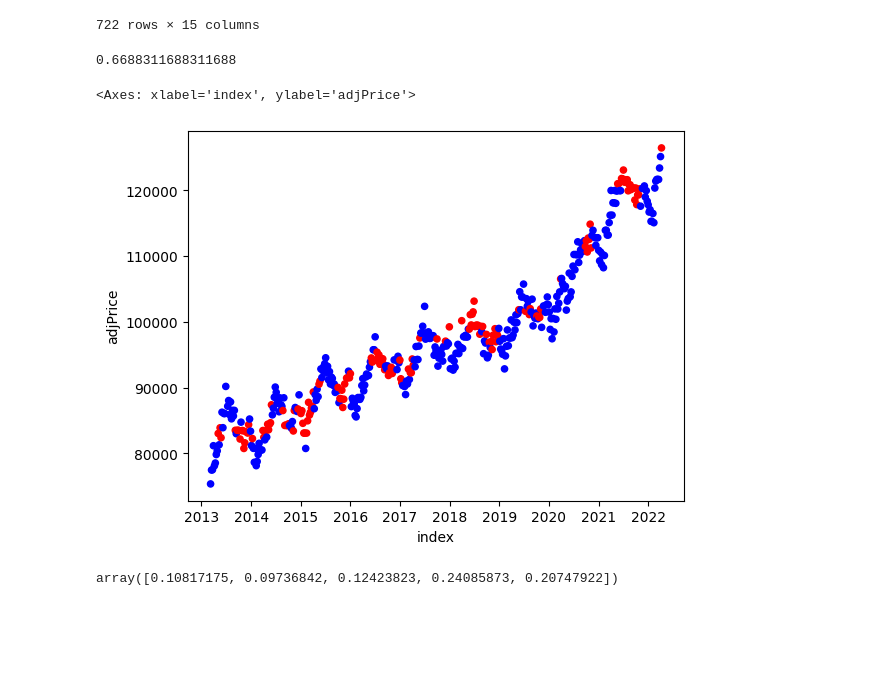
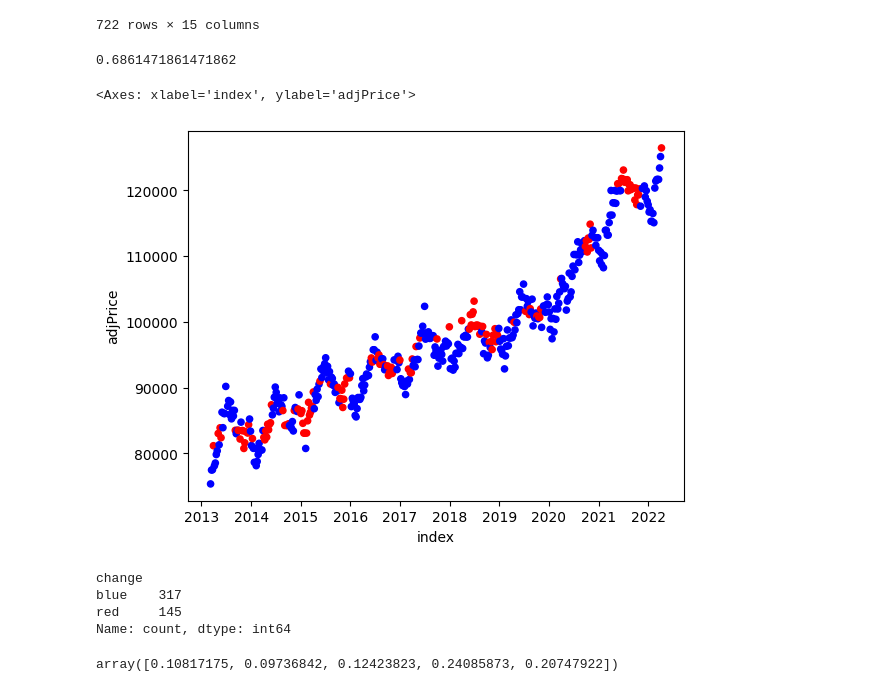
Before and after one commit to ChadWilkinson/HousePricePredictionModelML, a Jupyter notebook: _model/model.ipynb, the cells around one changed output. Saved outputs shown, nothing was run; the diff lists cells and outputs as text; code cells hidden in the pictures; blank space fills up the shorter version.

```diff
--- a/_model/model.ipynb
+++ b/_model/model.ipynb
@@ -408,7 +413,7 @@ START = 260 #first 5 years of data
 STEP = 52 #then will go on to the next years
 
 def predict(train, test, predictors, target):
-    rf = RandomForestClassifier(min_samples_split=10, random_state=1)
+    rf = RandomForestClassifier(min_samples_split=2, random_state=1)
     rf.fit(train[predictors], train[target])
     preds = rf.predict(test[predictors])
     return preds
@@ -487,25 +492,32 @@ priceData
 | 2022-04-09 | 4.72 | 5.6 | 288.663 | 1339.0 | 365000.0 | 350515.841789 | 126445.024128 | 121427.353623 | 122768.575309 | 0 | ... |
 722 rows × 15 columns
 # %%
-preds, accuracy = backtest(priceData, predictors + yearlyRatios, target)
+predsRF, accuracyRF = backtest(priceData, predictors + yearlyRatios, target)
-# %%
-accuracy #improved from 61%
-# %% [output]
-0.6688311688311688
+# %%
+accuracyRF #RF accuracy WITH yearly ratios
+# %% [output]
+0.6861471861471862
 # %%
-predMatch = (preds == priceData[target].iloc[START:])
+predMatchRF = (predsRF == priceData[target].iloc[START:])
 # %%
-predMatch[predMatch == True] = "blue" #Correct
-predMatch[predMatch == False] = "red" #Wrong
+predMatchRF[predMatchRF == True] = "blue" #Correct
+predMatchRF[predMatchRF == False] = "red" #Wrong
 # %%
 import matplotlib.pyplot as plt
 
 plotData = priceData.iloc[START:].copy()
 
-plotData.reset_index().plot.scatter(x="index", y="adjPrice", color=predMatch)
+plotData.reset_index().plot.scatter(x="index", y="adjPrice", color=predMatchRF)
 # %% [output]
 <Axes: xlabel='index', ylabel='adjPrice'>
-[figure, old version]
+[figure, new version]
+# %%
+predMatchRF.value_counts()
+# %% [output]
+change
+blue    317
+red     145
+Name: count, dtype: int64
 # %%
 from sklearn.inspection import permutation_importance
 
```
Also changed, not shown: parts of 22 cells of this notebook, 2 other files.
